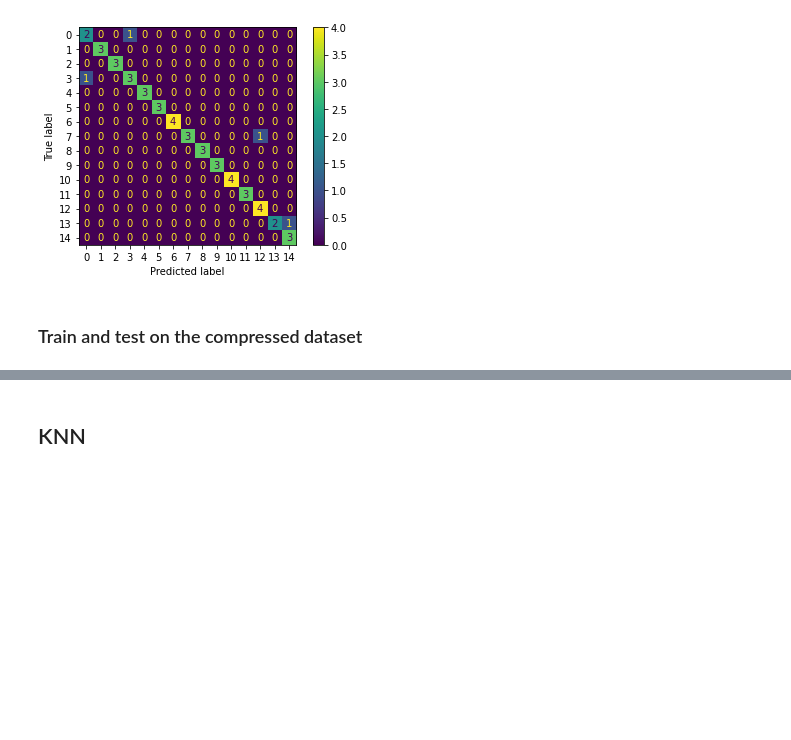
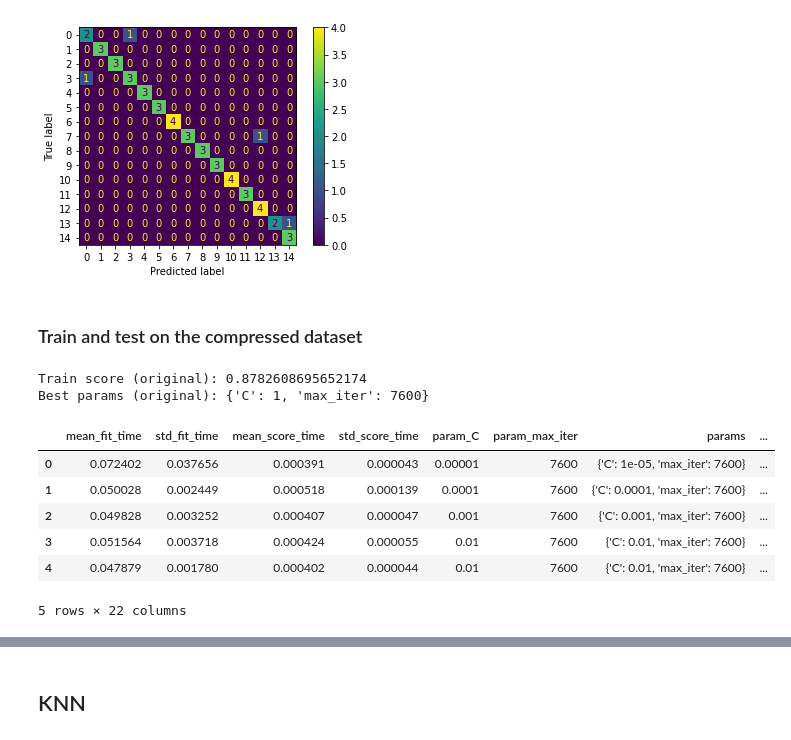
Before and after one commit to jeffcav/face-recog, a Jupyter notebook: yalefaces.ipynb, the cells around one changed output, grey strips where cells are left out. Drawn from its saved outputs; the diff is of its cells as text; code cells hidden in the pictures; blank space fills up the shorter version.

```diff
--- a/yalefaces.ipynb
+++ b/yalefaces.ipynb
@@ -138,3 +184,18 @@ lr_classifier_compressed = LogisticRegression(C=0.1, random_state=42).fit(X_trai
+# %%
+print("Train score (original):", lr_grid_search_compressed.best_score_)
+print("Best params (original):", lr_grid_search_compressed.best_params_)
+lr_cv_result_compressed = pd.DataFrame(lr_grid_search_compressed.cv_results_)
+lr_cv_result_compressed.head()
+# %% [output]
+Train score (original): 0.8782608695652174
+Best params (original): {'C': 1, 'max_iter': 7600}
+|  | mean_fit_time | std_fit_time | mean_score_time | std_score_time | param_C | param_max_iter | params | ... |
+| 0 | 0.072402 | 0.037656 | 0.000391 | 0.000043 | 0.00001 | 7600 | {'C': 1e-05, 'max_iter': 7600} | ... |
+| 1 | 0.050028 | 0.002449 | 0.000518 | 0.000139 | 0.0001 | 7600 | {'C': 0.0001, 'max_iter': 7600} | ... |
+| 2 | 0.049828 | 0.003252 | 0.000407 | 0.000047 | 0.001 | 7600 | {'C': 0.001, 'max_iter': 7600} | ... |
+| 3 | 0.051564 | 0.003718 | 0.000424 | 0.000055 | 0.01 | 7600 | {'C': 0.01, 'max_iter': 7600} | ... |
+| 4 | 0.047879 | 0.001780 | 0.000402 | 0.000044 | 0.01 | 7600 | {'C': 0.01, 'max_iter': 7600} | ... |
+5 rows × 22 columns
 # %%
 print("Score (compressed):", lr_classifier_compressed.score(X_test_compressed, y_test_compressed))
 
```
Also changed, not shown: parts of 10 cells of this notebook.
